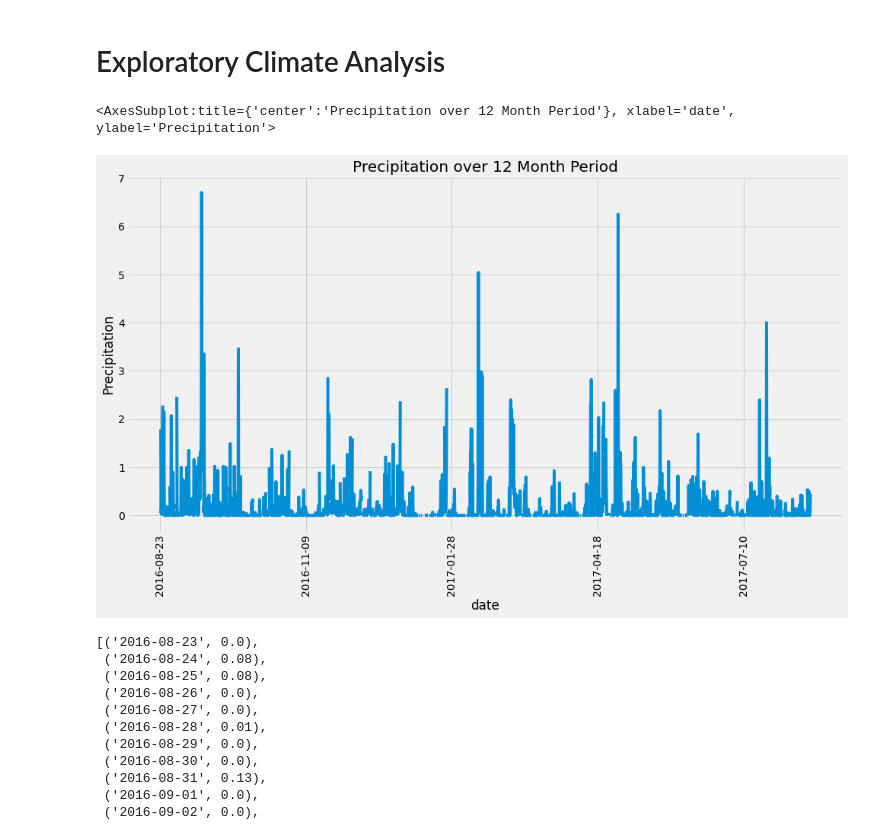
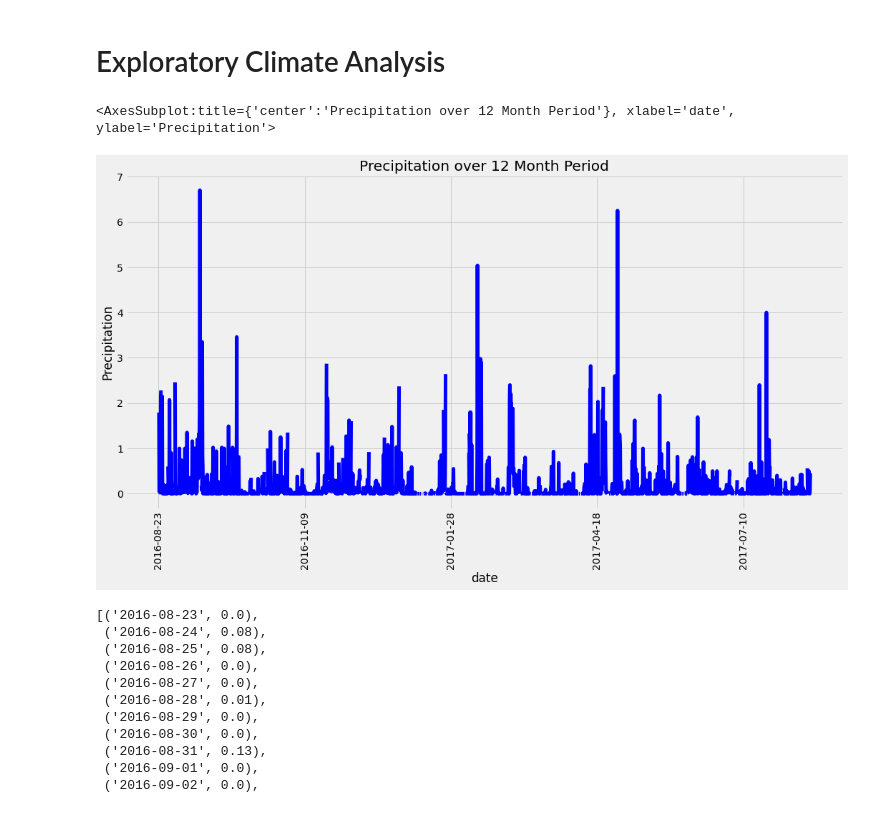
Before and after one commit to lilysmith23/sqlalchemy_challenge, a Jupyter notebook: climate_starter.ipynb, the cells around one changed output. Drawn from its saved outputs; the diff is of its cells as text; code cells hidden in the pictures.

```diff
--- a/climate_starter.ipynb
+++ b/climate_starter.ipynb
@@ -55,28 +57,28 @@ for row in session.query(Measurement.station, Measurement.date, Measurement.prcp
 # %%
 # Design a query to retrieve the last 12 months of precipitation data and plot the results
 
 # Calculate the date 1 year ago from the last data point in the database
 last_row = session.query(Measurement.date).order_by(Measurement.date.desc()).first()
 last_row[0]
 
 twelve_months_ago = (dt.datetime.strptime(last_row[0], '%Y-%m-%d') - dt.timedelta(days = 365)).strftime('%Y-%m-%d')
 twelve_months_ago
 
 
 # Perform a query to retrieve the data and precipitation scores
 columns = (Measurement.date, Measurement.prcp)
 values = session.query(*columns).filter(Measurement.date >= twelve_months_ago).all()
 
 # Save the query results as a Pandas DataFrame and set the index to the date column
 prcp_df = pd.DataFrame(values, columns=["date", "prcp"])
 prcp_df.set_index("date", inplace=True)
 # Sort the dataframe by date
 prcp_df = prcp_df.sort_index()
 # Use Pandas Plotting with Matplotlib to plot the data
-prcp_df.plot(y = "prcp", title = "Precipitation over 12 Month Period", figsize = (15, 8), legend = False, ylabel = "Precipitation", rot = 90)
+prcp_df.plot(y = "prcp", color = "blue", title = "Precipitation over 12 Month Period", figsize = (16, 8), legend = False, ylabel = "Precipitation", linewidth = 5, rot = 90)
 # %% [output]
 <AxesSubplot:title={'center':'Precipitation over 12 Month Period'}, xlabel='date', ylabel='Precipitation'>
-[figure, old version]
+[figure, new version]
 # %%
 values
 # %% [output]
```
Also changed, not shown: parts of 14 cells of this notebook, 1 other file.
